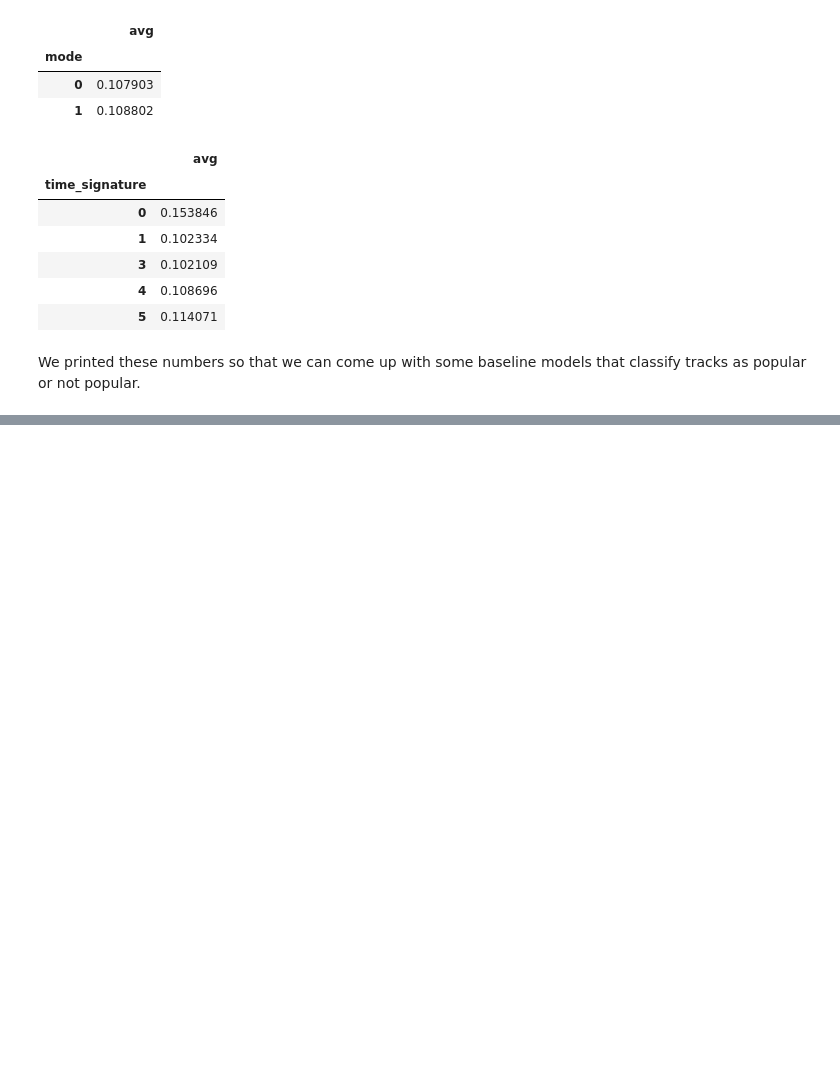
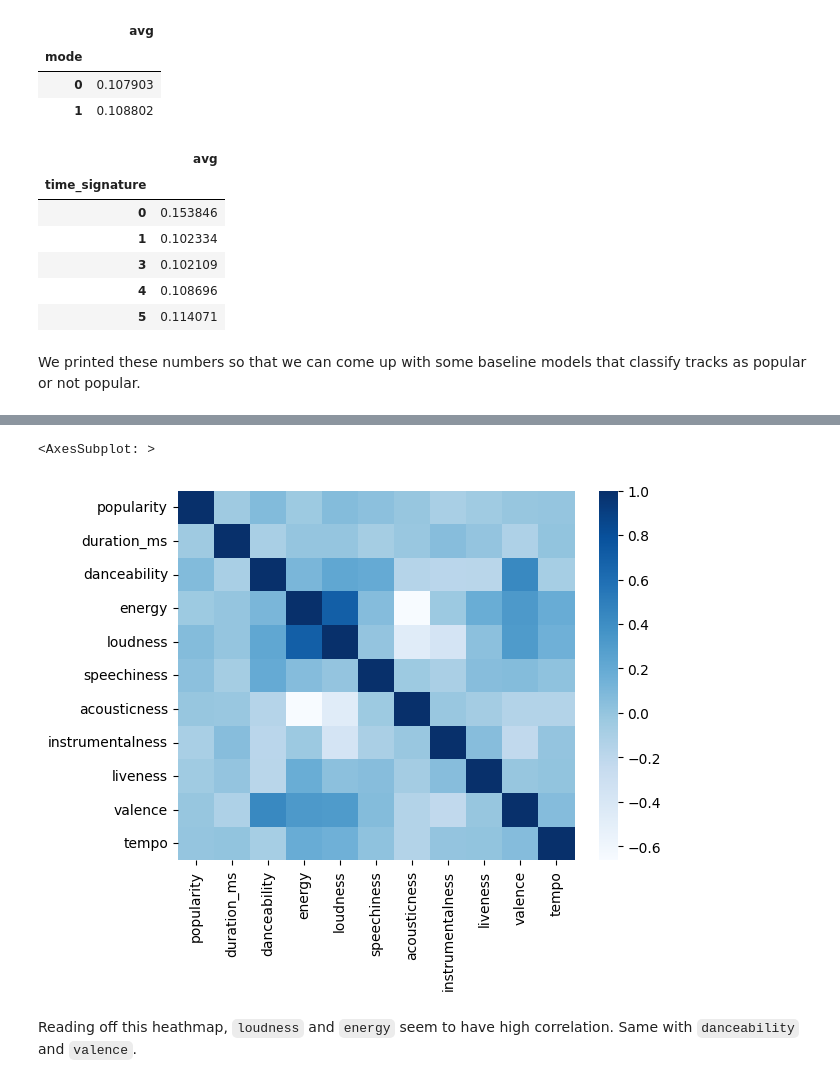
Before and after one commit to sabyasachi-mukherjee/spotify-tracks-project, a Jupyter notebook: EDA.ipynb, the cells around one changed output, grey strips where cells are left out. Cells and saved outputs as stored; diff of their text form; code cells hidden in the pictures; blank space fills up the shorter version.

Commit message:
Correlation analysis

```diff
--- a/EDA.ipynb
+++ b/EDA.ipynb
@@ -203,0 +225,10 @@ We printed these numbers so that we can come up with some baseline models that c
+# %%
+correlation_mat = DF.corr()
+import seaborn as sns
+sns.heatmap(correlation_mat, xticklabels=correlation_mat.columns, yticklabels=correlation_mat.columns, cmap = "Blues")
+# %% [output]
+<AxesSubplot: >
+[figure, added]
+# %% [markdown]
+Reading off this heathmap, `loudness` and `energy` seem to have high correlation.
+Same with `danceability` and `valence`.
```
Also changed, not shown: parts of 5 cells of this notebook.
